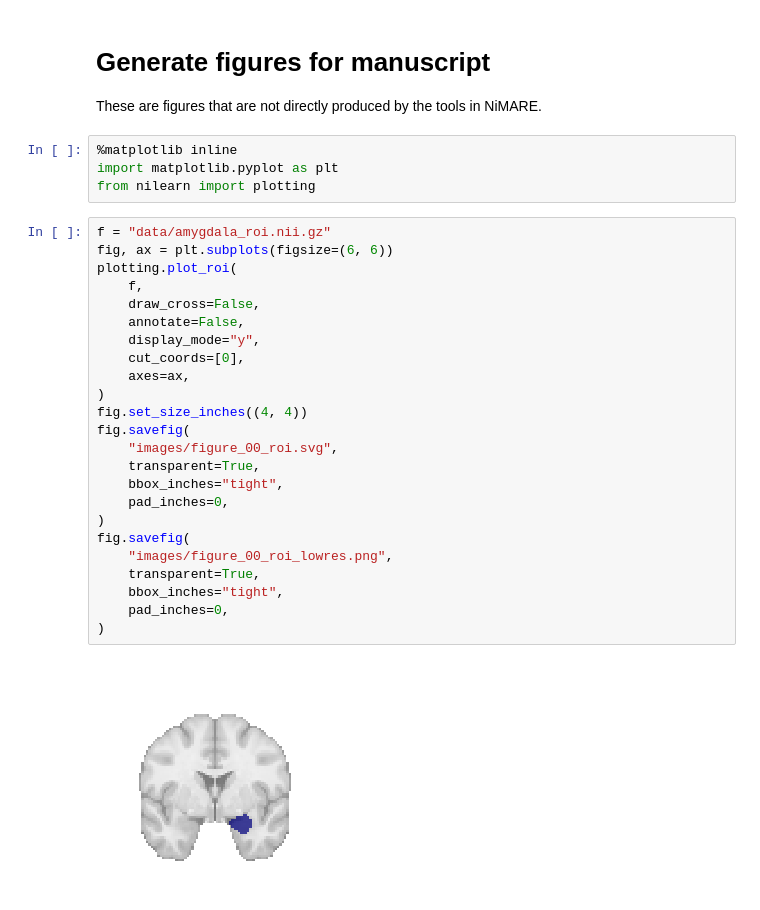
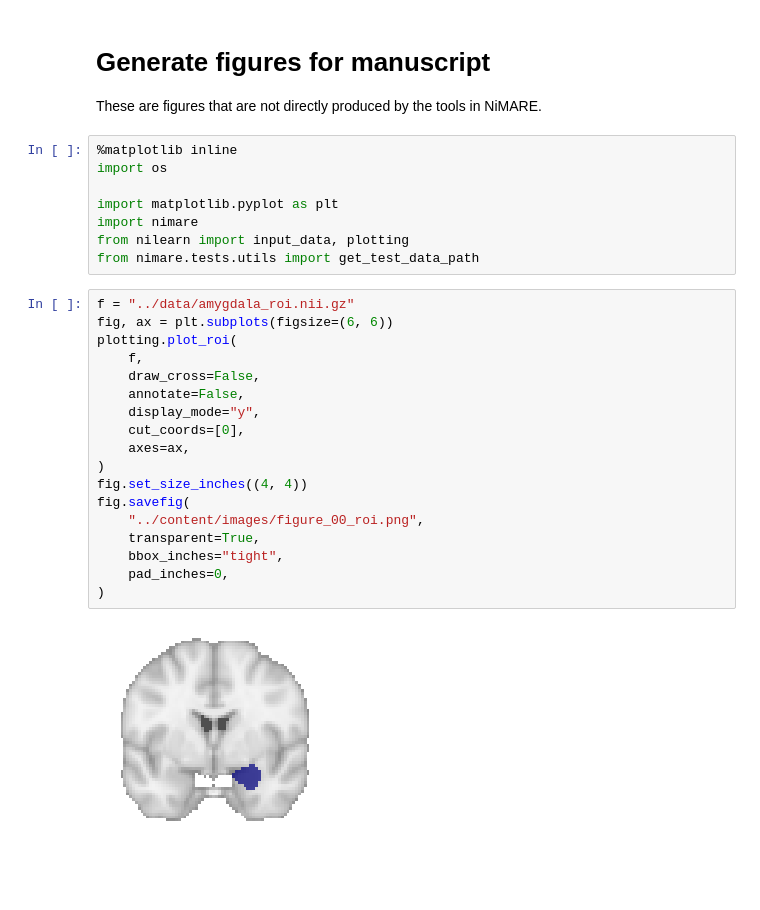
Before and after one commit to NBCLab/nimare-paper, a Jupyter notebook: misc-notebooks/generate_figures_toplevel.ipynb, the cells around one changed output. Cells and saved outputs as stored; diff of their text form.

```diff
--- a/misc-notebooks/generate_figures_toplevel.ipynb
+++ b/misc-notebooks/generate_figures_toplevel.ipynb
@@ -3,32 +3,30 @@
 These are figures that are not directly produced by the tools in NiMARE.
 # %%
 %matplotlib inline
+import os
+
 import matplotlib.pyplot as plt
-from nilearn import plotting
+import nimare
+from nilearn import input_data, plotting
+from nimare.tests.utils import get_test_data_path
 # %%
-f = "data/amygdala_roi.nii.gz"
+f = "../data/amygdala_roi.nii.gz"
 fig, ax = plt.subplots(figsize=(6, 6))
 plotting.plot_roi(
     f,
     draw_cross=False,
     annotate=False,
     display_mode="y",
     cut_coords=[0],
     axes=ax,
 )
 fig.set_size_inches((4, 4))
 fig.savefig(
-    "images/figure_00_roi.svg",
+    "../content/images/figure_00_roi.png",
     transparent=True,
     bbox_inches="tight",
     pad_inches=0,
 )
-fig.savefig(
-    "images/figure_00_roi_lowres.png",
-    transparent=True,
-    bbox_inches="tight",
-    pad_inches=0,
-)
 # %% [output]
-[figure, old version]
+[figure, new version]
 # %%
```
Also changed, not shown: parts of 15 cells of this notebook, 21 other files.
